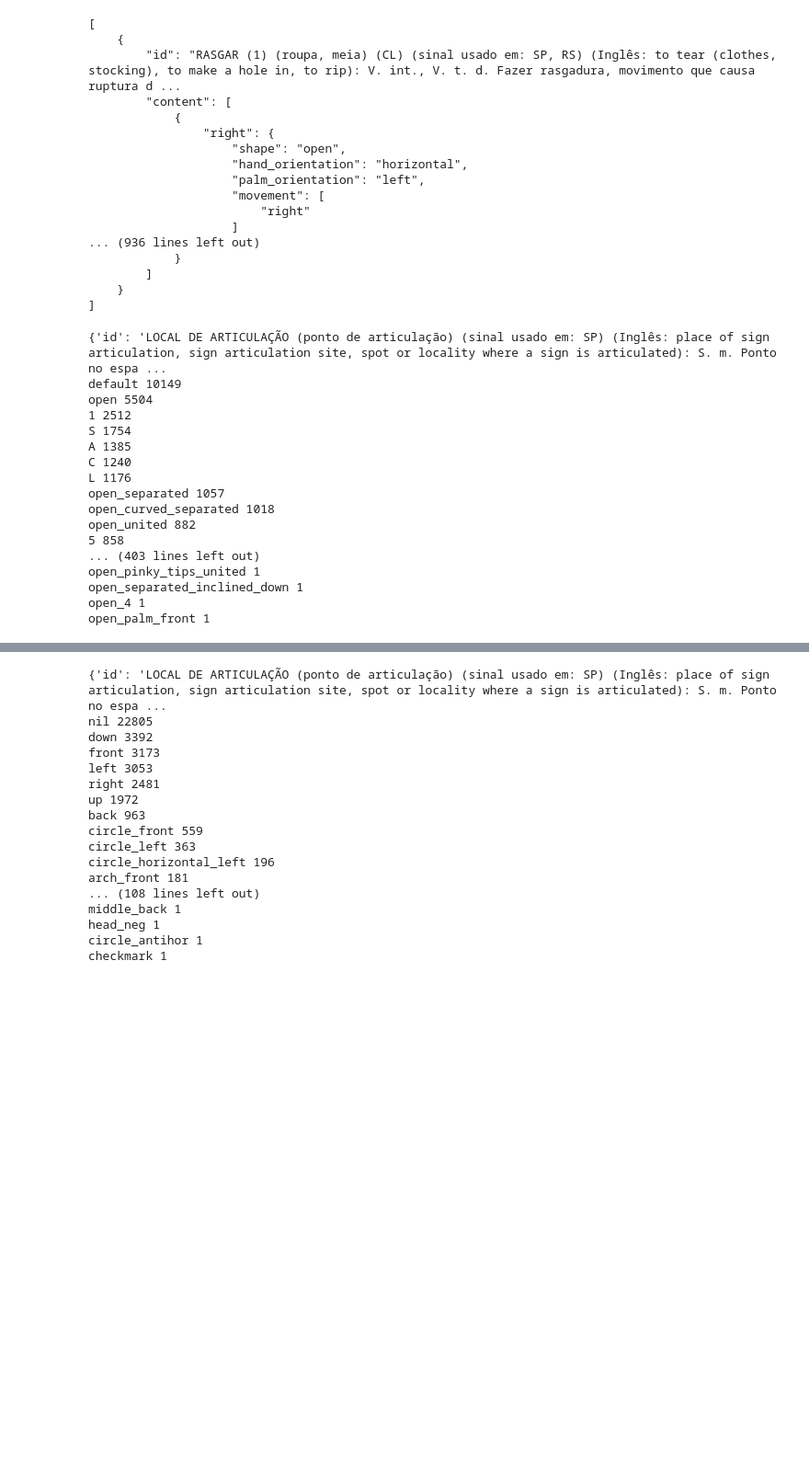
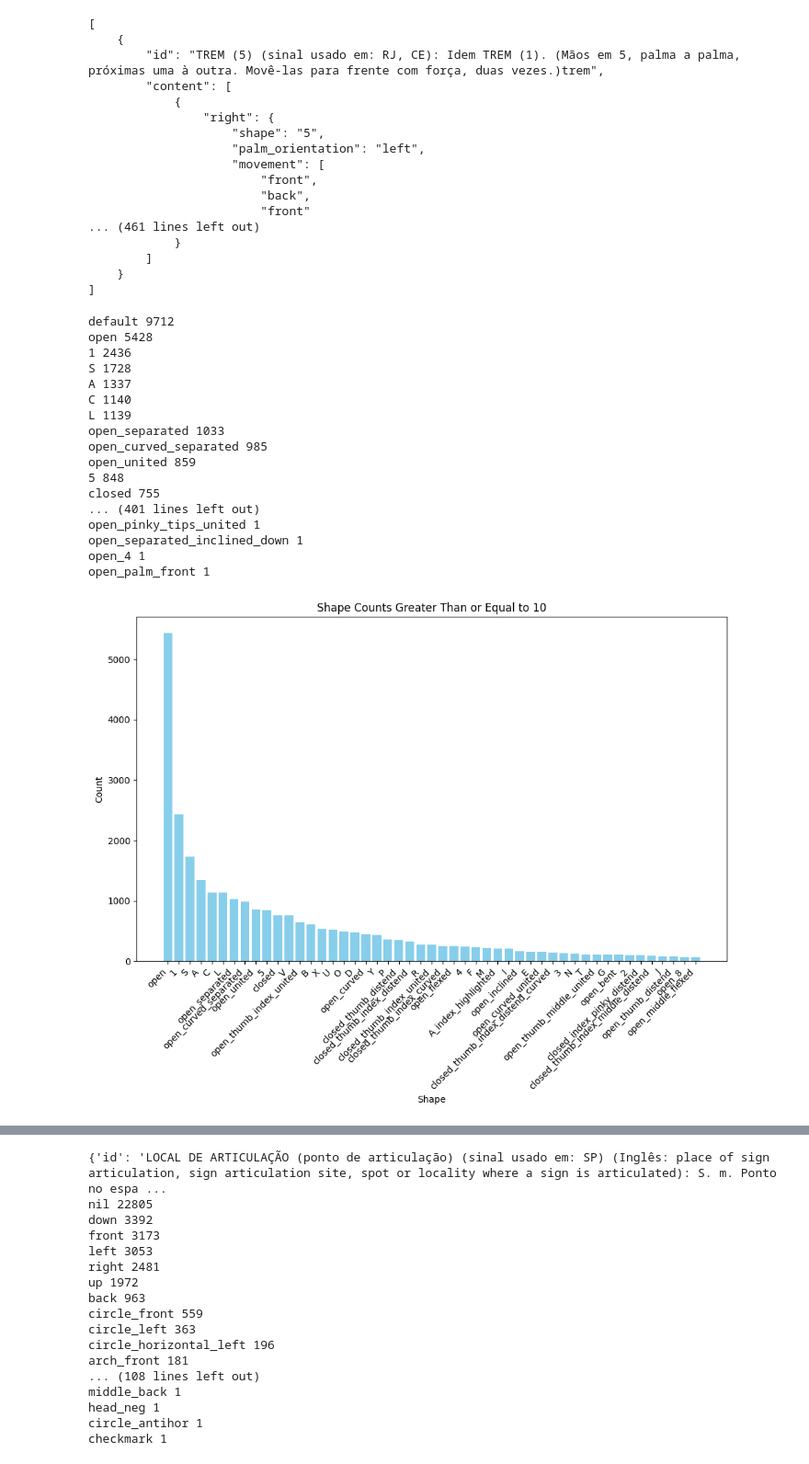
Before and after one commit to folhascadentes/mamao-libras-dict, a Jupyter notebook: analysis.ipynb, the cells around one changed output, grey strips where cells are left out. Shown at 92% size. Drawn from its saved outputs; the diff is of its cells as text; code cells hidden in the pictures; blank space fills up the shorter version.

```diff
--- a/analysis.ipynb
+++ b/analysis.ipynb
@@ -175,6 +172,6 @@ r(closed_thumb_distend,any,up,any,chest,front,)l(open,horizontal,back,
 # %%
 group = (
-    "r(open,horizontal,left,any,chest,)l(open,horizontal,right,any,default,)"
+    "r(5,any,left,any,chest,front,)l(5,any,right,any,default,front,)"
 )
 
 print(
@@ -187,17 +184,17 @@ print(
 # %% [output]
 [
     {
-        "id": "RASGAR (1) (roupa, meia) (CL) (sinal usado em: SP, RS) (Inglês: to tear (clothes, stocking), to make a hole in, to rip): V. int., V. t. d. Fazer rasgadura, movimento que causa ruptura d ...
+        "id": "TREM (5) (sinal usado em: RJ, CE): Idem TREM (1). (Mãos em 5, palma a palma, próximas uma à outra. Movê-las para frente com força, duas vezes.)trem",
         "content": [
             {
                 "right": {
-                    "shape": "open",
-                    "hand_orientation": "horizontal",
+                    "shape": "5",
                     "palm_orientation": "left",
                     "movement": [
-                        "right"
-                    ]
-... (936 lines left out)
+                        "front",
+                        "back",
+                        "front"
+... (461 lines left out)
             }
         ]
     }
@@ -228,39 +225,57 @@ image_path = f"images/{founded_path.replace('.txt', '')}.png"
 
 open_image(image_path)
 # %%
+import matplotlib.pyplot as plt
+
 shape_counter = {}
 
 for sign in signs:
     try:
-        for content in sign["content"]:
+        for content in sign["content"][:4]:
             shape = content.get("right", {}).get("shape", "default")
             shape_counter[shape] = shape_counter.get(shape, 0) + 1
 
             shape_left = content.get("left", {}).get("shape", "default")
             shape_counter[shape_left] = shape_counter.get(shape_left, 0) + 1
     except:
         print(sign)
 
 for k, v in sorted(shape_counter.items(), key=lambda item: item[1], reverse=True):
     print(k, v)
+
+filtered_shape_counter = {shape: count for shape, count in shape_counter.items() if count >= 10}
+
+sorted_shapes = sorted(filtered_shape_counter.items(), key=lambda item: item[1], reverse=True)[1:50]
+
+shapes, counts = zip(*sorted_shapes)
+
+plt.figure(figsize=(10, 8))
+plt.bar(shapes, counts, color='skyblue')
+plt.xlabel('Shape')
+plt.ylabel('Count')
+plt.title('Shape Counts Greater Than or Equal to 10')
+plt.xticks(rotation=45, ha="right")
+plt.tight_layout()
+plt.show()
 # %% [output]
-{'id': 'LOCAL DE ARTICULAÇÃO (ponto de articulação) (sinal usado em: SP) (Inglês: place of sign articulation, sign articulation site, spot or locality where a sign is articulated): S. m. Ponto no espa ...
-default 10149
-open 5504
-1 2512
-S 1754
-A 1385
-C 1240
-L 1176
-open_separated 1057
-open_curved_separated 1018
-open_united 882
-5 858
-... (403 lines left out)
+default 9712
+open 5428
+1 2436
+S 1728
+A 1337
+C 1140
+L 1139
+open_separated 1033
+open_curved_separated 985
+open_united 859
+5 848
+closed 755
+... (401 lines left out)
 open_pinky_tips_united 1
 open_separated_inclined_down 1
 open_4 1
 open_palm_front 1
+[figure, added]
 # %%
 location_counter = {}
 
```
Also changed, not shown: parts of 8 cells of this notebook.
